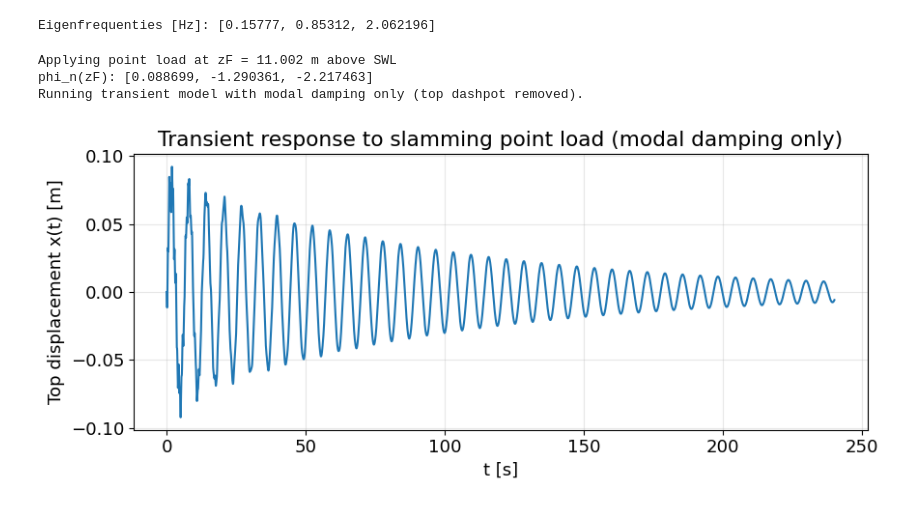
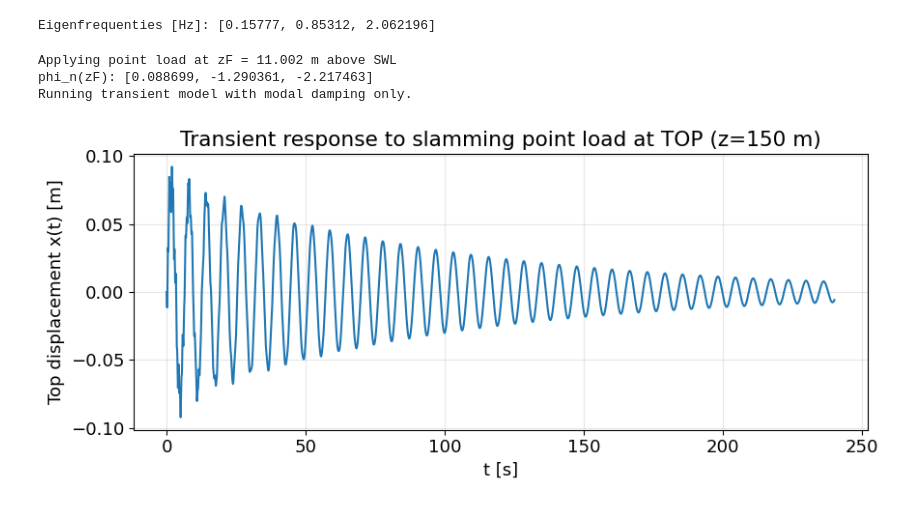
Before and after one commit to JulianEngel1999/FSI_Assignment_2, a Jupyter notebook: impulsive_wave_breaking.ipynb, the cells around one changed output. Cells and saved outputs as stored; diff of their text form; code cells hidden in the pictures.

```diff
--- a/impulsive_wave_breaking.ipynb
+++ b/impulsive_wave_breaking.ipynb
@@ -656,34 +656,34 @@ for k in range(nt - 1):
     k1_v = a1
 
     a2 = acc(qk + 0.5 * dt * k1_q, vk + 0.5 * dt * k1_v, f2)
     k2_q = vk + 0.5 * dt * k1_v
     k2_v = a2
 
     a3 = acc(qk + 0.5 * dt * k2_q, vk + 0.5 * dt * k2_v, f2)
     k3_q = vk + 0.5 * dt * k2_v
     k3_v = a3
 
     a4 = acc(qk + dt * k3_q, vk + dt * k3_v, f4)
     k4_q = vk + dt * k3_v
     k4_v = a4
 
     q[:, k + 1] = qk + (dt / 6.0) * (k1_q + 2.0 * k2_q + 2.0 * k3_q + k4_q)
     qd[:, k + 1] = vk + (dt / 6.0) * (k1_v + 2.0 * k2_v + 2.0 * k3_v + k4_v)
 
 x_top = phi_top @ q
 
-print('Running transient model with modal damping only (top dashpot removed).')
+print('Running transient model with modal damping only.')
 
 plt.figure(figsize=(9, 4))
 plt.plot(tv, x_top)
 plt.xlabel('t [s]')
 plt.ylabel('Top displacement x(t) [m]')
-plt.title('Transient response to slamming point load (modal damping only)')
+plt.title('Transient response to slamming point load at TOP (z=150 m)')
 plt.grid(True, alpha=0.3)
 plt.tight_layout()
 plt.show()
 # %% [output]
 Applying point load at zF = 11.002 m above SWL
 phi_n(zF): [0.088699, -1.290361, -2.217463]
-Running transient model with modal damping only (top dashpot removed).
+Running transient model with modal damping only.
-[figure, old version]
+[figure, new version]
```
Also changed, not shown: parts of 4 cells of this notebook.
